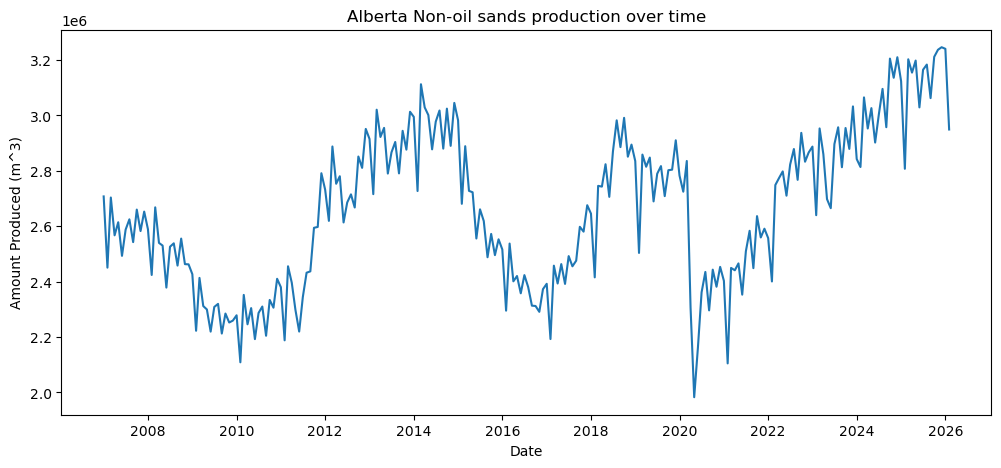
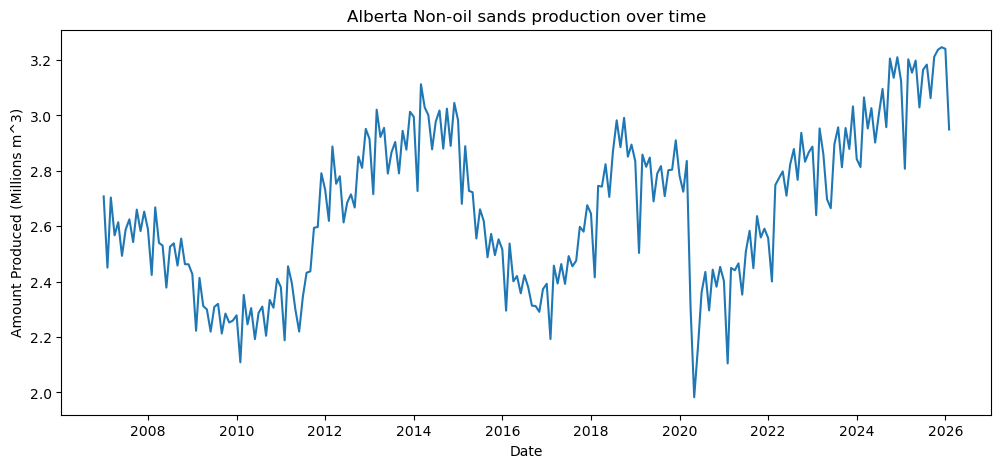
The change to this notebook cell's code, shown as a diff; its figure went from the first image to the second:
--- before
+++ after
@@ -1,6 +1,7 @@
 plt.figure(figsize=(12,5))
-plt.plot(data_alb["date"], data_alb["Conventional Oil"])
+plt.plot(data_alb["date"], data_alb["Conventional Oil"]/1e6)
 plt.title("Alberta Non-oil sands production over time")
 plt.xlabel("Date")
-plt.ylabel("Amount Produced (m^3)")
+plt.ylabel("Amount Produced (Millions m^3)")
+plt.savefig("figures/non_oil_sands_production")
 plt.show()

Commit: Started work on correlations for oil sands production/price